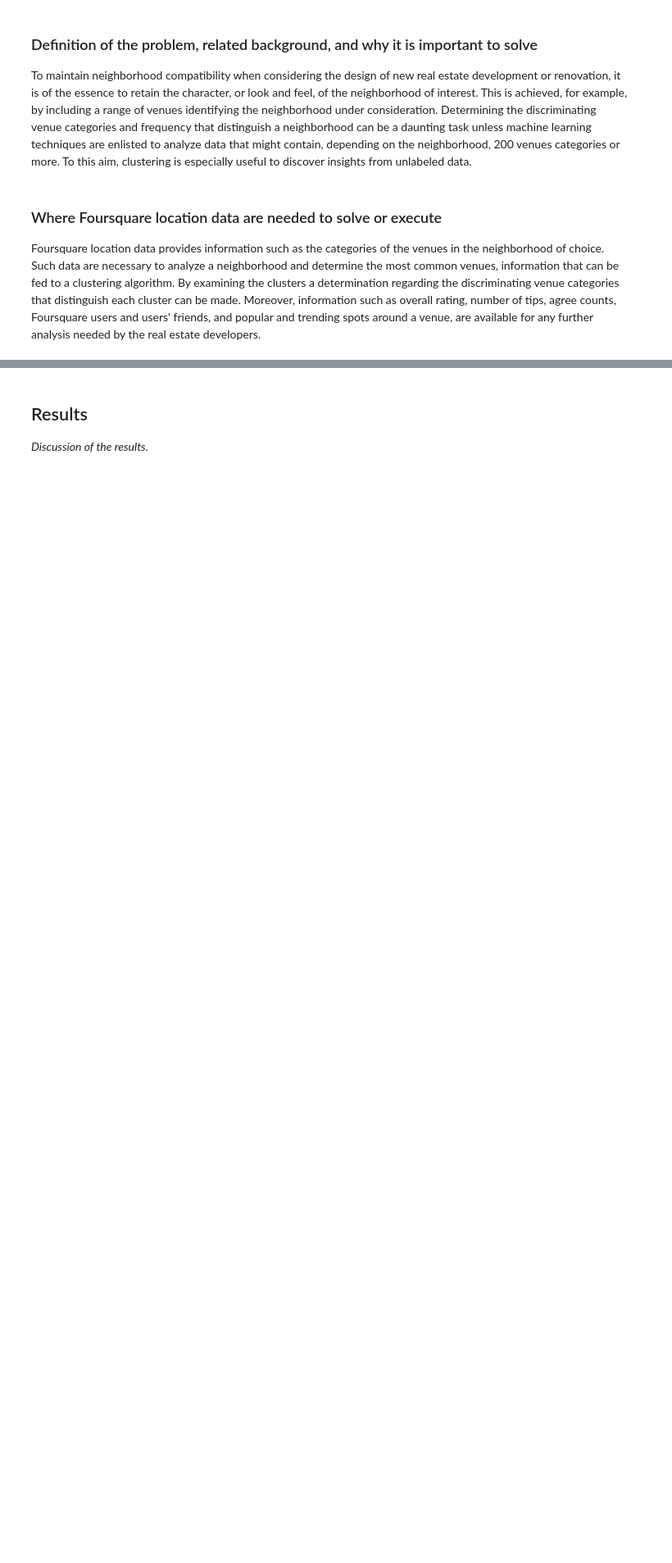
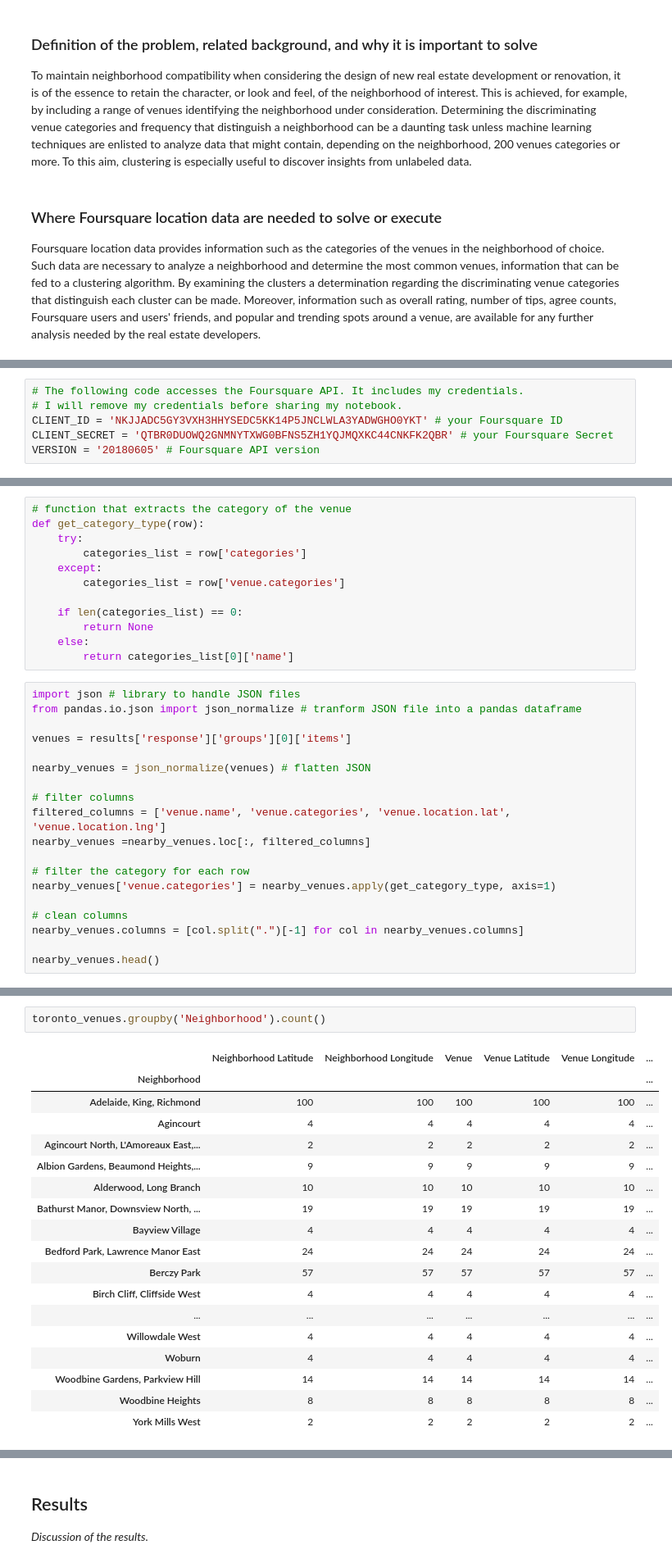
Before and after one commit to valeriomarra/IBM-Data-Science-Professional-Certificate-Specialization, a Jupyter notebook: 6-Applied Data Science - The Battle of Neighborhoods.ipynb, the cells around one changed output, grey strips where cells are left out. Shown at 82% size. Saved outputs shown, nothing was run; the diff lists cells and outputs as text; blank space fills up the shorter version.

```diff
--- a/6-Applied Data Science - The Battle of Neighborhoods.ipynb
+++ b/6-Applied Data Science - The Battle of Neighborhoods.ipynb
@@ -33,0 +180,6 @@ _Discussion and description of performed exploratory data analysis and inferenti
+# %%
+# The following code accesses the Foursquare API. It includes my credentials.
+# I will remove my credentials before sharing my notebook.
+CLIENT_ID = 'NKJJADC5GY3VXH3HHYSEDC5KK14P5JNCLWLA3YADWGHO0YKT' # your Foursquare ID
+CLIENT_SECRET = 'QTBR0DUOWQ2GNMNYTXWG0BFNS5ZH1YQJMQXKC44CNKFK2QBR' # your Foursquare Secret
+VERSION = '20180605' # Foursquare API version
@@ -33,0 +241,31 @@ _Discussion and description of performed exploratory data analysis and inferenti
+# %%
+# function that extracts the category of the venue
+def get_category_type(row):
+    try:
+        categories_list = row['categories']
+    except:
+        categories_list = row['venue.categories']
+
+    if len(categories_list) == 0:
+        return None
+    else:
+        return categories_list[0]['name']
+# %%
+import json # library to handle JSON files
+from pandas.io.json import json_normalize # tranform JSON file into a pandas dataframe
+
+venues = results['response']['groups'][0]['items']
+
+nearby_venues = json_normalize(venues) # flatten JSON
+
+# filter columns
+filtered_columns = ['venue.name', 'venue.categories', 'venue.location.lat', 'venue.location.lng']
+nearby_venues =nearby_venues.loc[:, filtered_columns]
+
+# filter the category for each row
+nearby_venues['venue.categories'] = nearby_venues.apply(get_category_type, axis=1)
+
+# clean columns
+nearby_venues.columns = [col.split(".")[-1] for col in nearby_venues.columns]
+
+nearby_venues.head()
@@ -33,0 +377,21 @@ _Discussion and description of performed exploratory data analysis and inferenti
+# %%
+toronto_venues.groupby('Neighborhood').count()
+# %% [output]
+|  | Neighborhood Latitude | Neighborhood Longitude | Venue | Venue Latitude | Venue Longitude | ... |
+| Neighborhood |  |  |  |  |  | ... |
+| Adelaide, King, Richmond | 100 | 100 | 100 | 100 | 100 | ... |
+| Agincourt | 4 | 4 | 4 | 4 | 4 | ... |
+| Agincourt North, L'Amoreaux East,... | 2 | 2 | 2 | 2 | 2 | ... |
+| Albion Gardens, Beaumond Heights,... | 9 | 9 | 9 | 9 | 9 | ... |
+| Alderwood, Long Branch | 10 | 10 | 10 | 10 | 10 | ... |
+| Bathurst Manor, Downsview North, ... | 19 | 19 | 19 | 19 | 19 | ... |
+| Bayview Village | 4 | 4 | 4 | 4 | 4 | ... |
+| Bedford Park, Lawrence Manor East | 24 | 24 | 24 | 24 | 24 | ... |
+| Berczy Park | 57 | 57 | 57 | 57 | 57 | ... |
+| Birch Cliff, Cliffside West | 4 | 4 | 4 | 4 | 4 | ... |
+| ... | ... | ... | ... | ... | ... | ... |
+| Willowdale West | 4 | 4 | 4 | 4 | 4 | ... |
+| Woburn | 4 | 4 | 4 | 4 | 4 | ... |
+| Woodbine Gardens, Parkview Hill | 14 | 14 | 14 | 14 | 14 | ... |
+| Woodbine Heights | 8 | 8 | 8 | 8 | 8 | ... |
+| York Mills West | 2 | 2 | 2 | 2 | 2 | ... |
```
Also changed, not shown: parts of 113 cells of this notebook.
